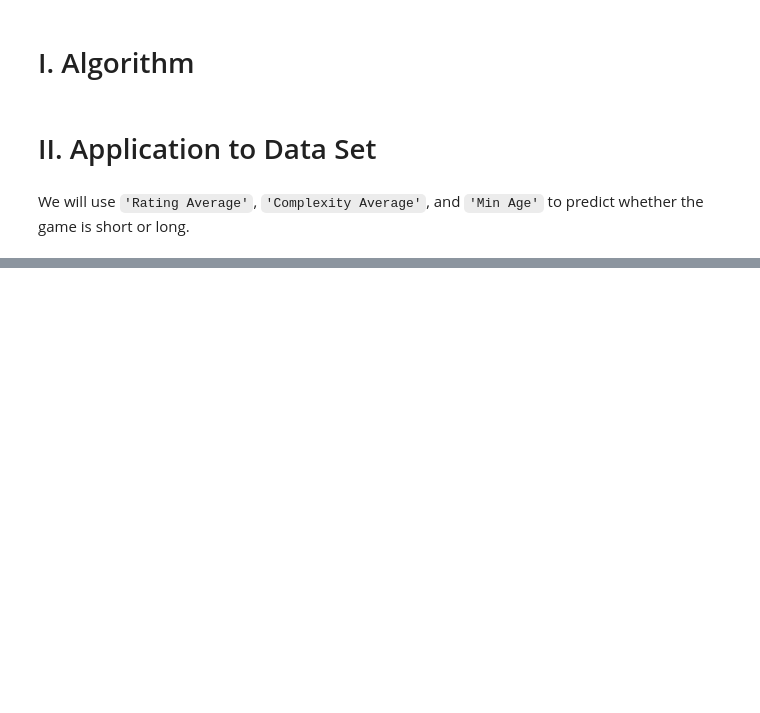
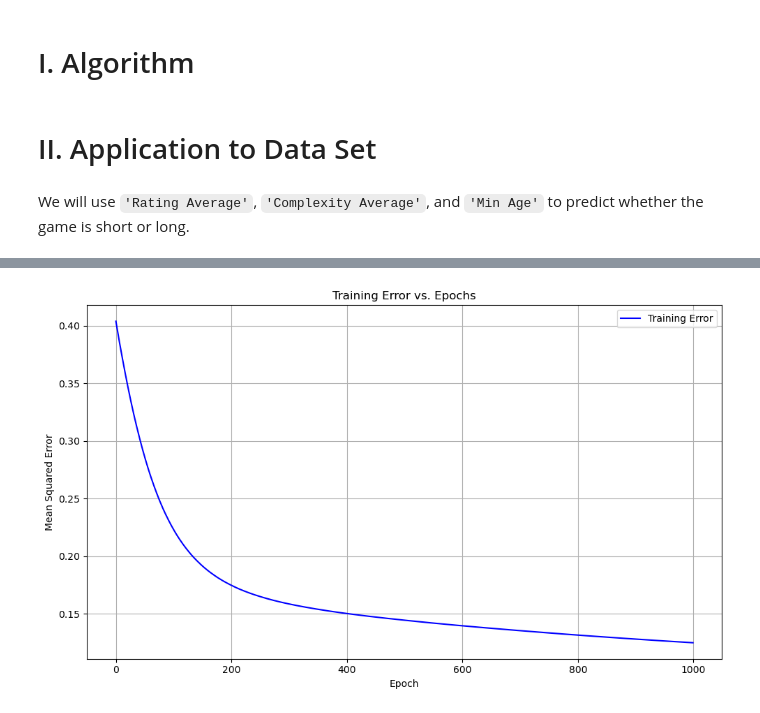
Before and after one commit to legendschwab/cmor438individual, a Jupyter notebook: Supervised Machine Learning/4. Neural Networks/neuralnetworkcmor438.ipynb, the cells around one changed output, grey strips where cells are left out. Saved outputs shown, nothing was run; the diff lists cells and outputs as text; code cells hidden in the pictures; blank space fills up the shorter version.

```diff
--- a/Supervised Machine Learning/4. Neural Networks/neuralnetworkcmor438.ipynb
+++ b/Supervised Machine Learning/4. Neural Networks/neuralnetworkcmor438.ipynb
@@ -39,19 +39,20 @@ class Neural_Networks:
         return s * (1 - s)
 
     def forward(self, X):
-        self.zs = []  # Linear outputs
-        self.activations = [X]  # Store inputs and activations
+        self.zs = []
+        self.activations = [X]
         a = X
         for i in range(self.num_layers - 1):  # Hidden layers
             z = a @ self.weights[i] + self.biases[i]
             a = self.sigmoid(z)
             self.zs.append(z)
             self.activations.append(a)
-        # Output layer
+        # Output layer (with sigmoid)
         z = a @ self.weights[-1] + self.biases[-1]
+        a = self.sigmoid(z)
         self.zs.append(z)
-        self.activations.append(z)
-        return z
+        self.activations.append(a)
+        return a  # output with sigmoid activation
 
     def backward(self, y_true, y_pred):
         m = y_true.shape[0]
@@ -75,12 +76,15 @@ class Neural_Networks:
             self.biases[i] -= self.lr * grads_b[i]
 
     def train(self, X, y, epochs=1000, verbose=True):
+        errors = []
         for epoch in range(epochs):
             y_pred = self.forward(X)
             loss = np.mean((y - y_pred) ** 2)
             self.backward(y, y_pred)
-            if verbose and epoch % 100 == 0:
+            if verbose and epoch % 80 == 0:
                 print(f"Epoch {epoch}, Loss: {loss:.4f}")
+            errors.append(loss)
+        return errors
 
     def predict(self, X):
         return self.forward(X)
@@ -111,19 +115,20 @@ X = game_cleaned[['Rating Average', 'Complexity Average','Min Age']].to_numpy()
 y = game_cleaned['short'].to_numpy()
 
 # Split data into training and testing sets
-X_train, X_test, y_train, y_test = train_test_split(X, y, test_size=0.2, random_state=42)
+X_train, X_test, y_train, y_test = train_test_split(X, y, test_size=0.2, random_state=40)
 
-# 2. Scale the features (important for neural networks)
+#Scale the features
 scaler = StandardScaler()
 X_train_scaled = scaler.fit_transform(X_train)
 X_test_scaled = scaler.transform(X_test)
 
 # 3. Define and fit the neural network
-model = Neural_Networks(layer_sizes = [3, 2, 1])
-model.train(X_train_scaled, y_train)
+model = Neural_Networks(layer_sizes = [3, 10, 1])
+model_errors = model.train(X_train_scaled, y_train.reshape(-1,1))
 
 # 4. Evaluate the model
 y_pred = model.predict(X_test_scaled)
-print("Accuracy:", accuracy_score(y_test, y_pred))
-print("Classification Report:\n", classification_report(y_test, y_pred))
+y_pred_labels = (y_pred >= 0.5).astype(int)
+print(f"Accuracy:{accuracy_score(y_test, y_pred_labels)}")
+print("Classification Report:\n", classification_report(y_test, y_pred_labels))
 # %% [output]
@@ -130,0 +152,14 @@ ValueError: matmul: Input operand 1 has a mismatch in its core dimension 0, with
+# %%
+# Plotting training error vs. epochs
+epochs = np.arange(len(model_errors))
+plt.figure(figsize=(10, 6))
+plt.plot(epochs, model_errors, label='Training Error', color='blue')
+plt.xlabel('Epoch')
+plt.ylabel('Mean Squared Error')
+plt.title('Training Error vs. Epochs')
+plt.grid(True)
+plt.legend()
+plt.tight_layout()
+plt.show()
+# %% [output]
+[figure, added]
```
Also changed, not shown: parts of 1 cell of this notebook.
